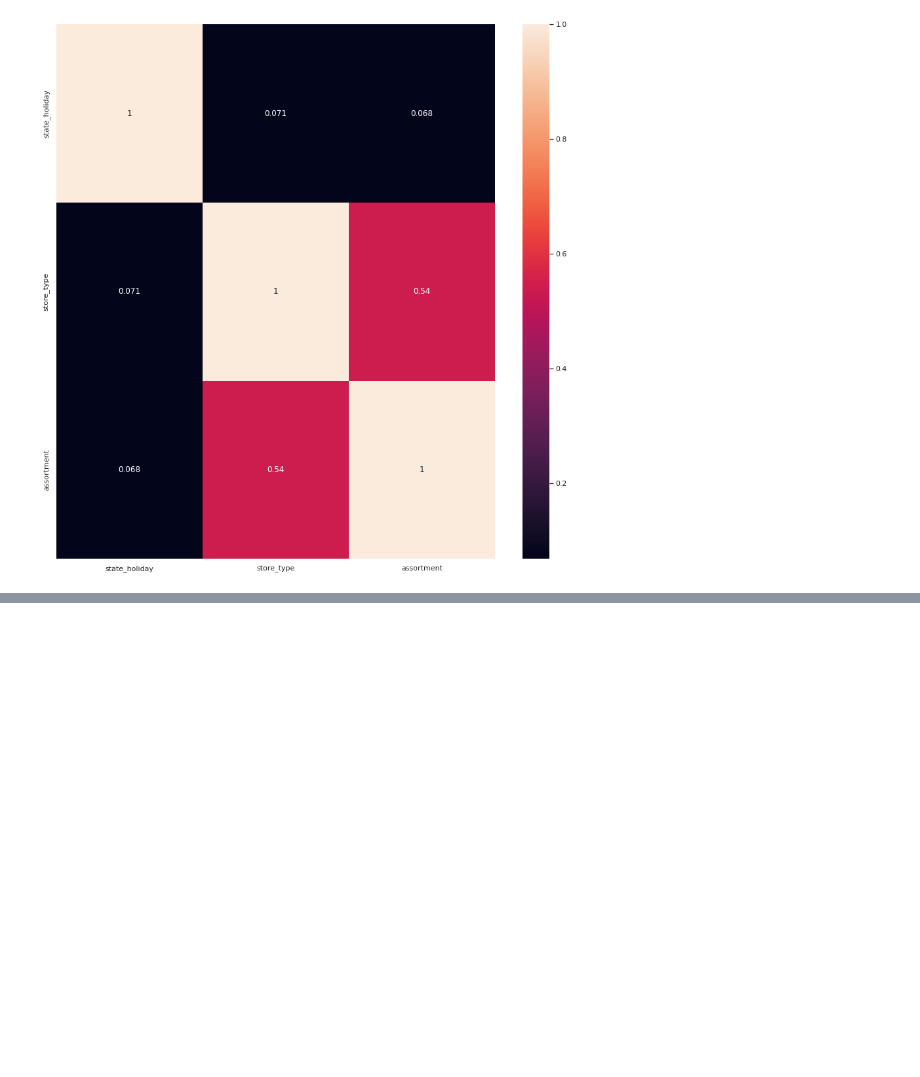
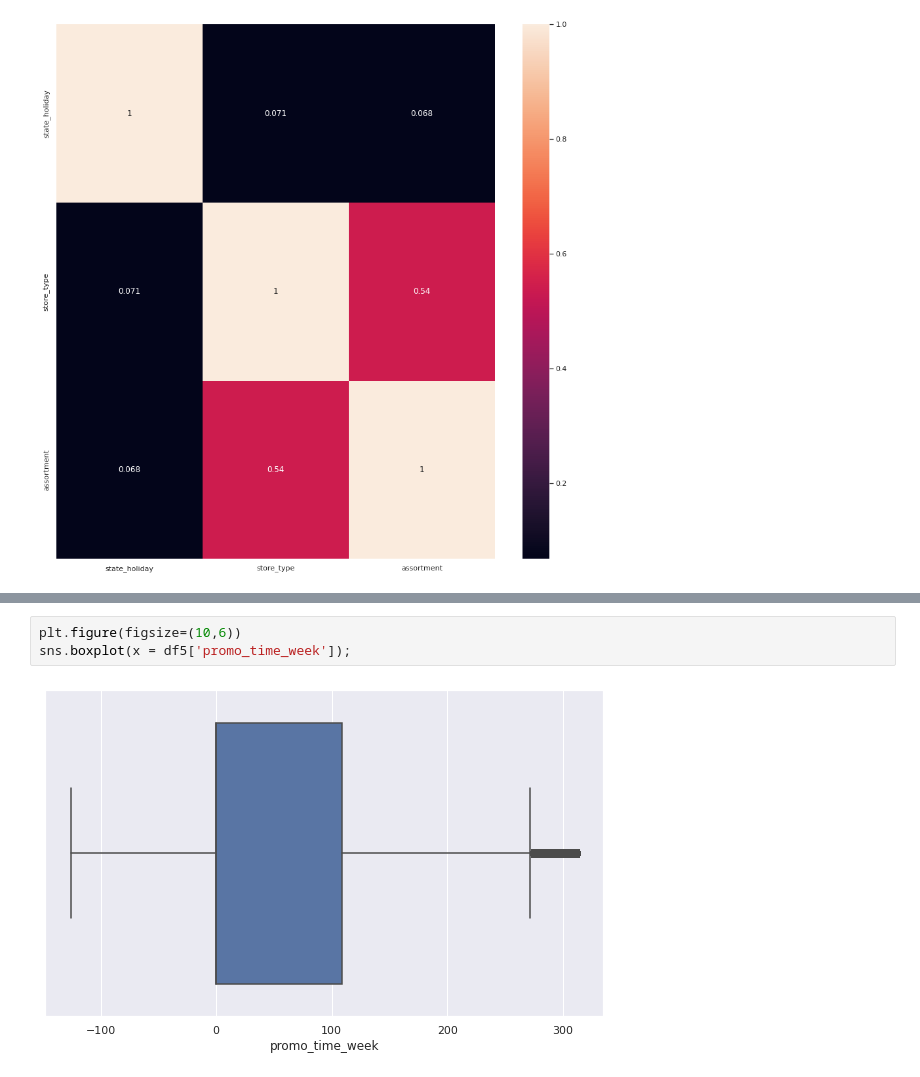
Before and after one commit to velozo-oliveira/rosmman_sales_prediction, a Jupyter notebook: m02_v01_store_sales_prediction.ipynb, the cells around one changed output, grey strips where cells are left out. Drawn from its saved outputs; the diff is of its cells as text; blank space fills up the shorter version.

```diff
--- a/m02_v01_store_sales_prediction.ipynb
+++ b/m02_v01_store_sales_prediction.ipynb
@@ -794,0 +894,5 @@ After consulting section 4.1.2 it is noted that there is no normal distribution.
+# %%
+plt.figure(figsize=(10,6))
+sns.boxplot(x = df5['promo_time_week']);
+# %% [output]
+[figure, added]
```
Also changed, not shown: parts of 124 cells of this notebook, 1 other file.
